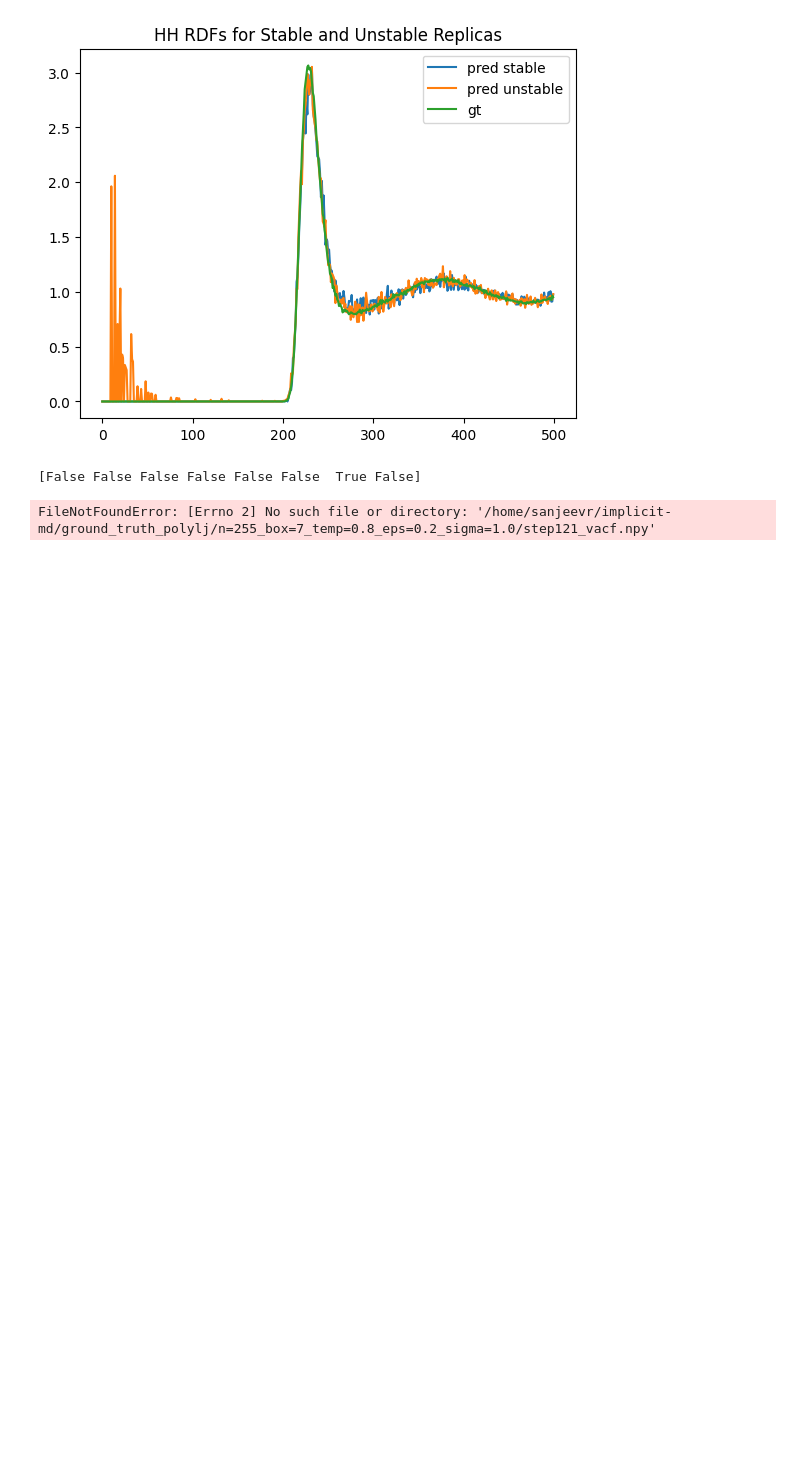
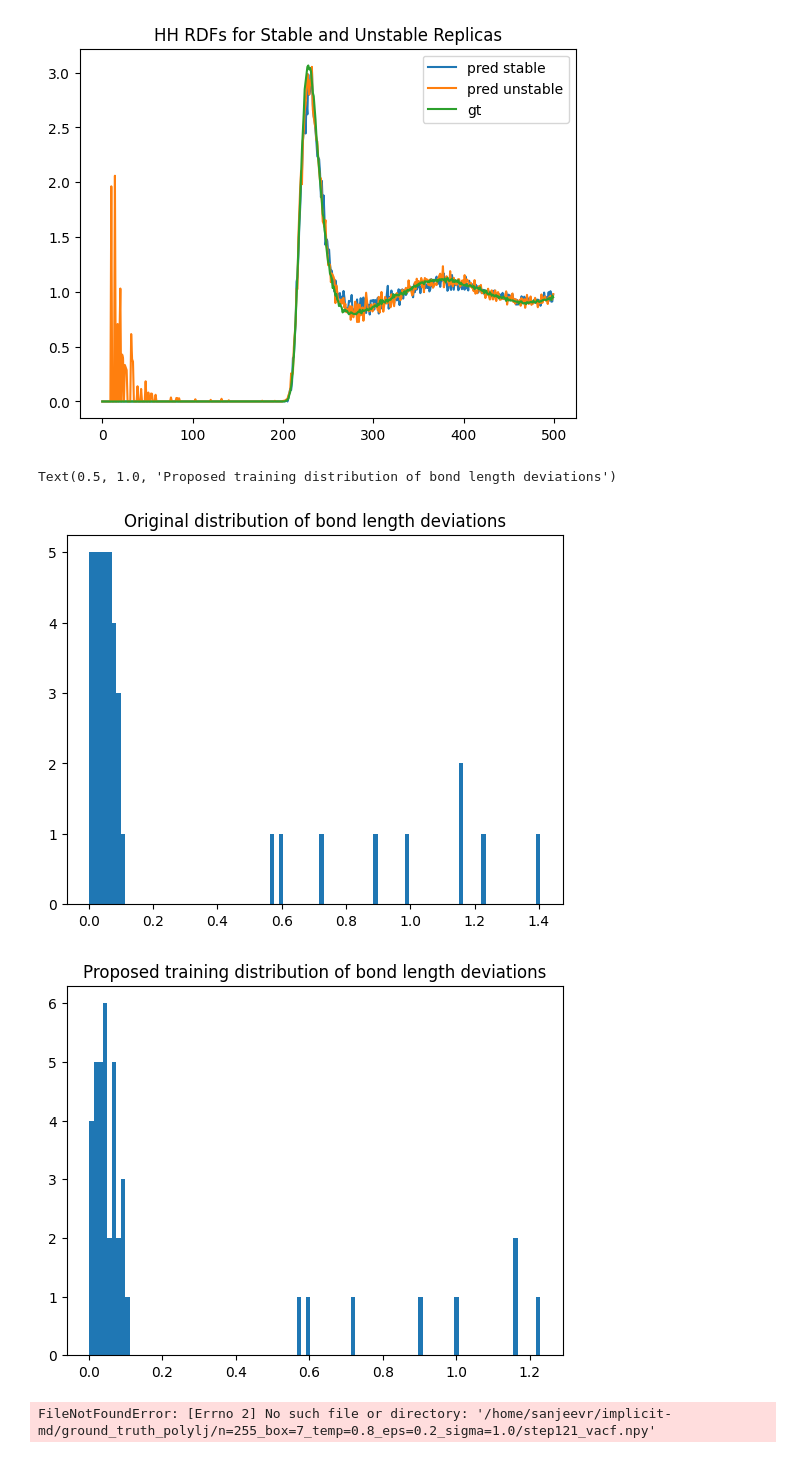
Before and after one commit to jeevster/implicit-md, a Jupyter notebook: Untitled.ipynb, the cells around one changed output. Saved outputs shown, nothing was run; the diff lists cells and outputs as text; code cells hidden in the pictures; blank space fills up the shorter version.

```diff
--- a/Untitled.ipynb
+++ b/Untitled.ipynb
@@ -132,16 +132,16 @@ def create_frame(step, position, velocity):
     s.particles.diameter = diameter
     s.configuration.box= [cell[0][0], cell[1][1], cell[2][2], 0, 0, 0]
     #s.configuration.step = 0.04
-    bonds = np.load('/home/sanjeevr/implicit-md/water_bonds.npy')[:12]
+    bonds = np.load('/home/sanjeevr/implicit-md/water_bonds.npy')[:2]
     s.bonds.N = bonds.shape[0]
     s.bonds.group = bonds
     return s
 
 epoch = 6
-stable_replicas = np.load(f"/home/sanjeevr/implicit-md/results_smallgemnet/IMPLICIT_gemnet_t_water_TEST_localneighborhoods_3ps_lr=0.001_efweight=0/stable_replicas_epoch{epoch}.npy")
-print(stable_replicas)
-positions = np.load(f'/home/sanjeevr/implicit-md/results_smallgemnet/IMPLICIT_gemnet_t_water_TEST_localneighborhoods_3ps_lr=0.001_efweight=0/local_stacked_radii_epoch{epoch}.npy').reshape(30, 8, 16, 18, 3)[:, -1].reshape(-1, 18, 3)
-# print(stable_replicas)
+stable_replicas = np.load(f"/home/sanjeevr/implicit-md/results_localneighborhoods/IMPLICIT_gemnet_t_water_TEST_lr=0.001_efweight=0/stable_replicas_epoch{epoch}.npy")
+#print(stable_replicas)
+positions = np.load(f'/home/sanjeevr/implicit-md/results_localneighborhoods/IMPLICIT_gemnet_t_water_TEST_lr=0.001_efweight=0/local_stacked_radii_epoch{epoch}.npy').reshape(-1, 3, 3)
+#print(positions.shape)
 # epochs = np.arange(57, 103)
 # positions = []
 # stabilities = []
@@ -150,34 +150,62 @@ positions = np.load(f'/home/sanjeevr/implicit-md/results_smallgemnet/IMPLICIT_ge
 #     stab = np.load(f"/home/sanjeevr/implicit-md/results_md17/IMPLICIT_schnet_aspirin_TEST_widerrdf_lr=0.001_efweight=1/stable_replicas_epoch{epoch}.npy")
 #     stabilities.append(stab[replica])
 #     pos = np.load(f"/home/sanjeevr/implicit-md/results_md17/IMPLICIT_schnet_aspirin_TEST_widerrdf_lr=0.001_efweight=1/stacked_radii_epoch{epoch}.npy")
 #     positions.append(pos[-1, replica])
 
 # i=0
 # t = gsd.hoomd.open(name=f'/home/sanjeevr/implicit-md/n_closest.gsd', mode='w')
 # velocities = np.zeros_like(np.array(positions))
 # for pos, vel in tqdm(zip(positions, velocities)):
 #     t.append(create_frame(i, pos, vel))
 #     i+=1
 # t.close()
 i=0
 t = gsd.hoomd.open(name=f'/home/sanjeevr/implicit-md/n_closest_local.gsd', mode='w')
 velocities = np.zeros_like(np.array(positions))
 for pos, vel in tqdm(zip(positions, velocities)):
     t.append(create_frame(i, pos, vel))
     i+=1
 t.close()
 
+test = np.load(f"/home/sanjeevr/implicit-md/results_localneighborhoods/IMPLICIT_gemnet_t_water_TEST_lr=0.001_efweight=0/local_bond_len_devs_epoch{epoch}.npy").reshape(-1, 1)
+plt.figure()
+plt.hist(test, bins = 100);
+plt.title("Original distribution of bond length deviations")
+hist, bins = np.histogram(test, bins = 100)
+bin_assignments = np.digitize(test, bins)
+samples_per_bin = 5
+sampled_elements_per_bin = {i: [] for i in range(1, 101)}
 
+full_list = []
+for bin_index in range(1, 101):
+    # Filter elements belonging to the current bin
+    bin_elements = test[bin_assignments == bin_index]
+
+    # Randomly sample 5 elements from the bin, if available
+    if len(bin_elements) >= samples_per_bin:
+        sampled_elements = np.random.choice(bin_elements, size=samples_per_bin, replace=False)
+    else:
+        # If less than 5 elements, take all available
+        sampled_elements = bin_elements
+
+    full_list = full_list + list(sampled_elements)
+    sampled_elements_per_bin[bin_index] = sampled_elements
+
+plt.figure()
+plt.hist(np.array(full_list), bins = 100);
+plt.title("Proposed training distribution of bond length deviations")
 
 # epoch = 5
 # local_rdfs = np.load(f'/home/sanjeevr/implicit-md/results_smallgemnet/IMPLICIT_gemnet_t_water_TEST2_lr=0.001_efweight=0/local_rdfs_epoch{epoch}.npy').reshape(-1, 75)[:, 25:50]
 # gt_rdf = np.load("/home/sanjeevr/implicit-md/results_smallgemnet/IMPLICIT_gemnet_t_water_TEST2_lr=0.001_efweight=0/gt_HH_rdf_local.npy")
 # plt.figure()
 # plt.plot(gt_rdf, label = "ground truth")
 # plt.plot(local_rdfs.mean(0), label = "pred")
 # plt.legend()
 # %% [output]
-[False False False False False False  True False]
+Text(0.5, 1.0, 'Proposed training distribution of bond length deviations')
+[figure, added]
+[figure, added]
 # %%
 epoch = 21
 
```
Also changed, not shown: 11 other files.
